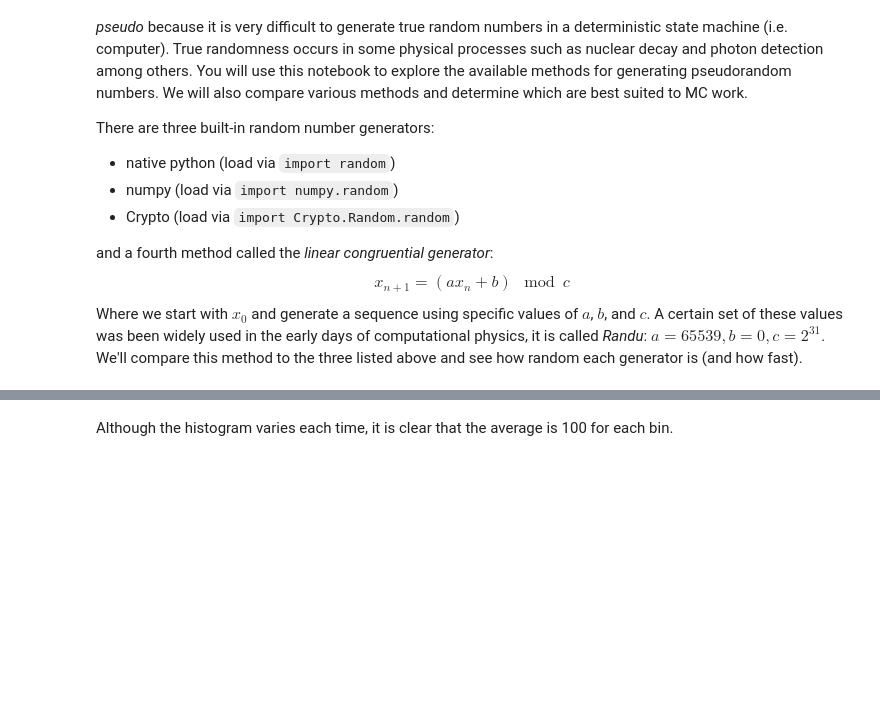
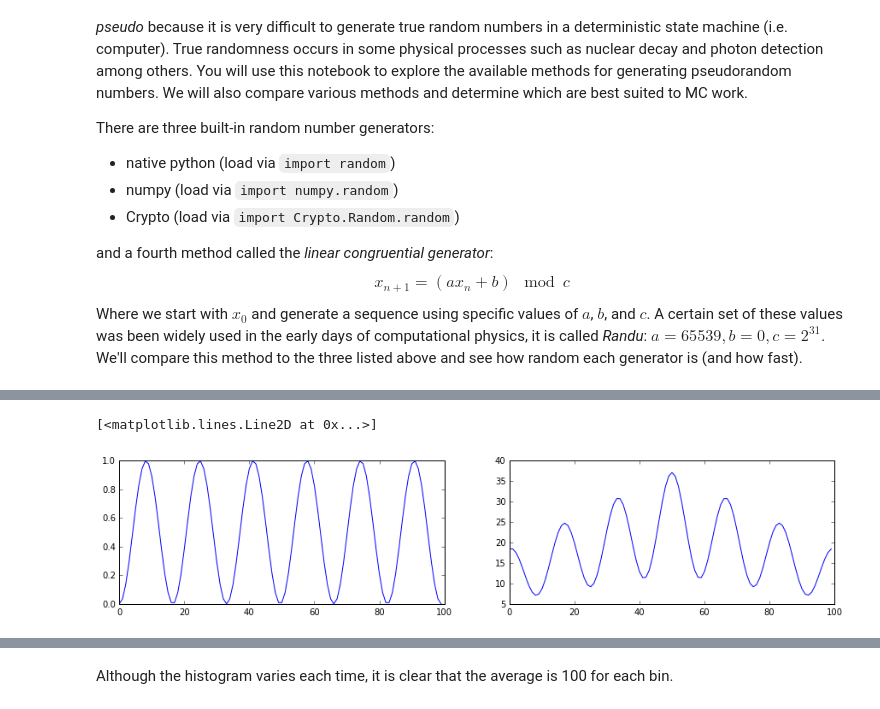
Before and after one commit to Physics325/Chapter6, a Jupyter notebook: PRNGs.ipynb, the cells around one changed output, grey strips where cells are left out. Saved outputs shown, nothing was run; the diff lists cells and outputs as text; code cells hidden in the pictures; blank space fills up the shorter version.

Commit message:
revamping order, added simpler demo of autocorrelation

```diff
--- a/PRNGs.ipynb
+++ b/PRNGs.ipynb
@@ -15,0 +50,12 @@ import numpy as np
+# %%
+x = np.linspace(-3*np.pi,3*np.pi,100)
+sindata = np.sin(x)**2
+plt.figure(figsize=(15,3))
+plt.subplot(121)
+plt.plot(sindata)
+plt.subplot(122)
+autocorr = np.correlate(sindata, sindata, mode="same")
+plt.plot(autocorr)
+# %% [output]
+[<matplotlib.lines.Line2D at 0x...>]
+[figure, added]
```
Also changed, not shown: parts of 25 cells of this notebook.
